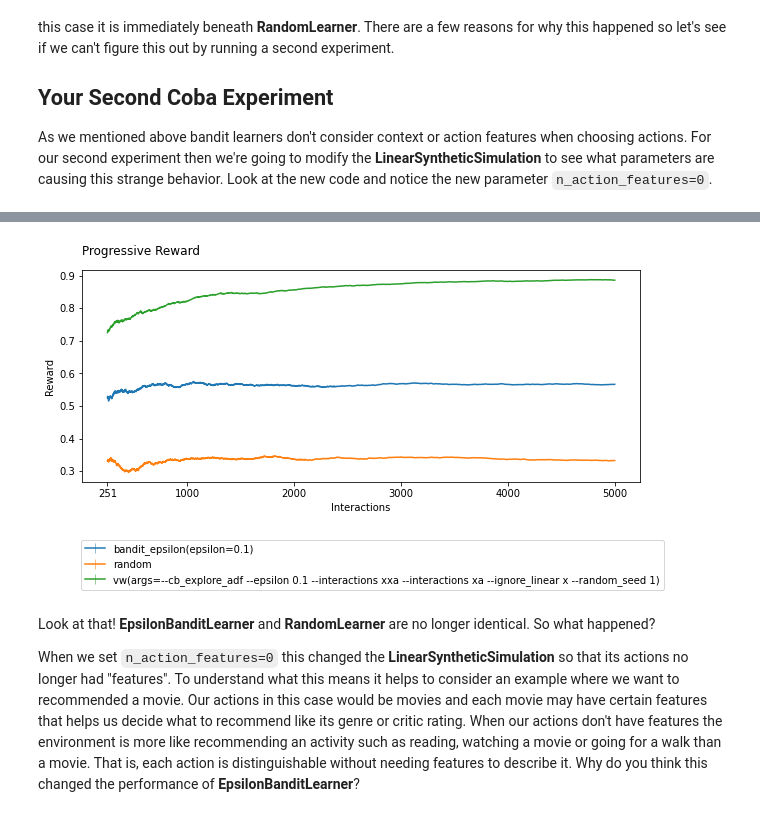
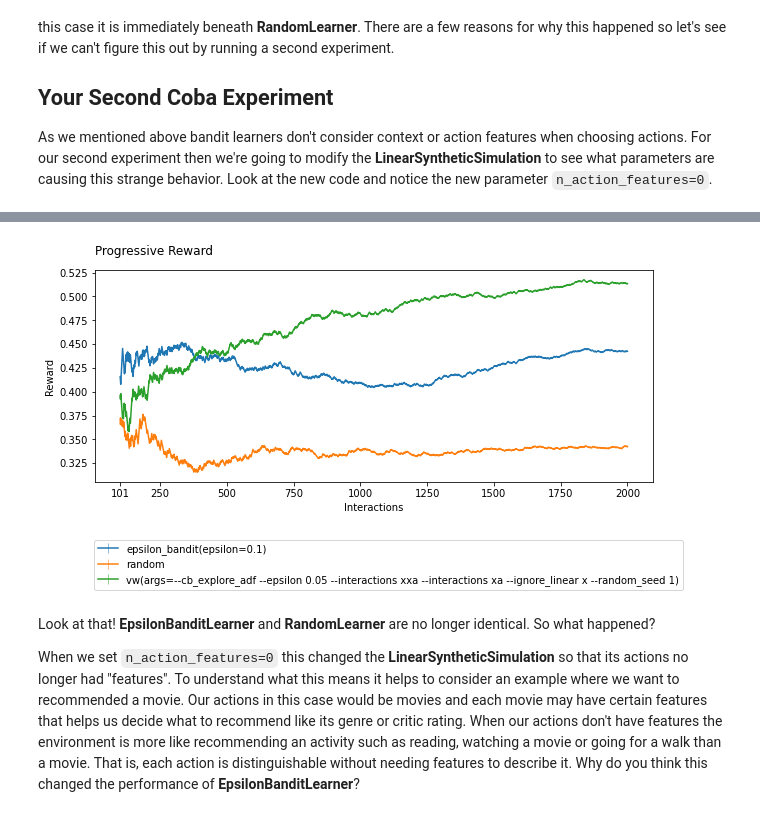
Before and after one commit to VowpalWabbit/coba, a Jupyter notebook: examples/notebooks/First Experiment.ipynb, the cells around one changed output, grey strips where cells are left out. Cells and saved outputs as stored; diff of their text form; code cells hidden in the pictures.

```diff
--- a/examples/notebooks/First Experiment.ipynb
+++ b/examples/notebooks/First Experiment.ipynb
@@ -61,11 +61,11 @@ Of course, running a single experiment often leads to more questions. Where is t
 As we mentioned above bandit learners don't consider context or action features when choosing actions. For our second experiment then we're going to modify the **LinearSyntheticSimulation** to see what parameters are causing this strange behavior. Look at the new code and notice the new parameter `n_action_features=0`.
 # %%
 from coba.environments import Environments
-from coba.learners     import RandomLearner, EpsilonBanditLearner, VowpalLearner
+from coba.learners     import RandomLearner, EpsilonBanditLearner, VowpalEpsilonLearner
 from coba.experiments  import Experiment
 
-environments = Environments.from_linear_synthetic(n_action_features=0,r_noise_var=0).binary()
-learners     = [ RandomLearner(), EpsilonBanditLearner(0.1), VowpalLearner() ]
+environments = Environments.from_linear_synthetic(2000,n_action_features=0).binary()
+learners     = [ RandomLearner(), EpsilonBanditLearner(0.1), VowpalEpsilonLearner() ]
 
 Experiment(environments, learners).evaluate().plot_learners()
 # %% [output]
@@ -82,4 +82,4 @@ Experiment(environments, learners).evaluate().plot_learners()
-[figure, old version]
+[figure, new version]
 # %% [markdown]
 Look at that! **EpsilonBanditLearner** and **RandomLearner** are no longer identical. So what happened?
 
```
Also changed, not shown: parts of 5 cells of this notebook, 7 other files.
